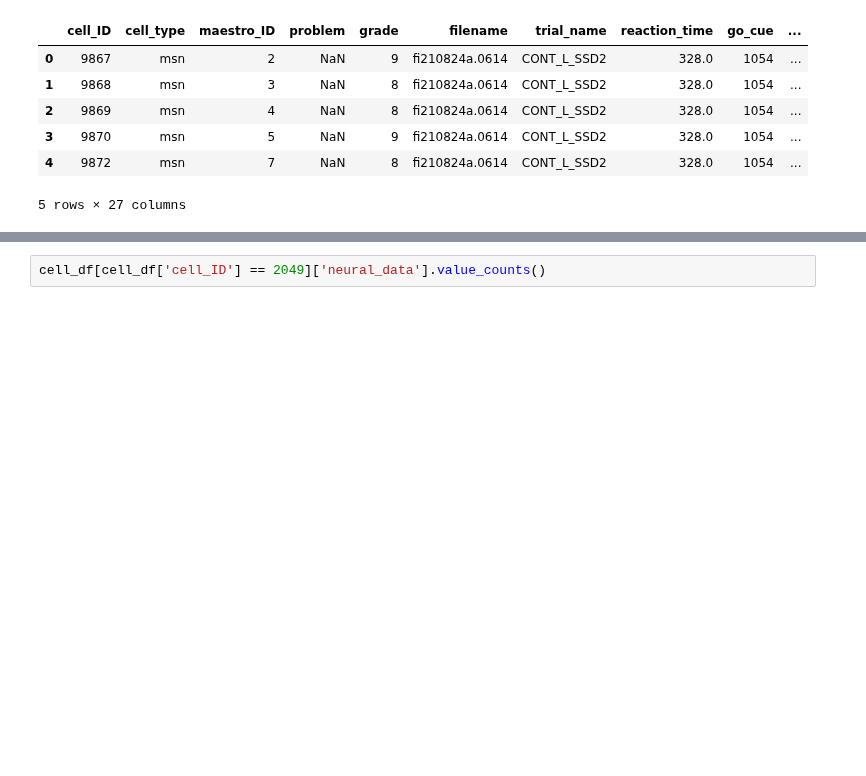
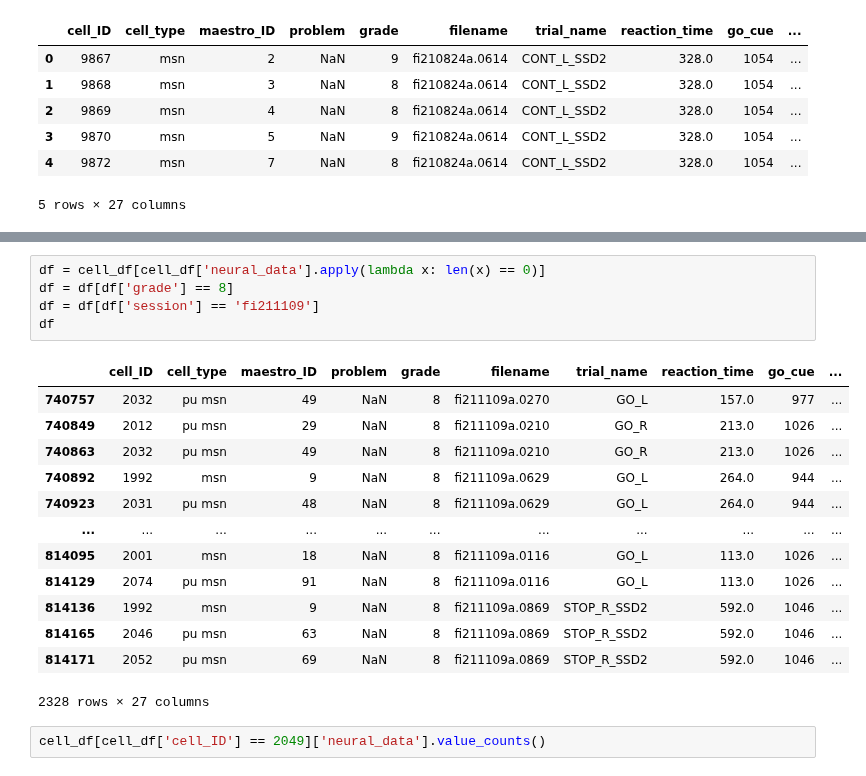
Before and after one commit to barrackHa/Population-Analysis, a Jupyter notebook: exploratory_data_analysis/cell_db_eda.ipynb, the cells around one changed output, grey strips where cells are left out. Drawn from its saved outputs; the diff is of its cells as text; blank space fills up the shorter version.

```diff
--- a/exploratory_data_analysis/cell_db_eda.ipynb
+++ b/exploratory_data_analysis/cell_db_eda.ipynb
@@ -71,3 +111,22 @@ None
+# %%
+df = cell_df[cell_df['neural_data'].apply(lambda x: len(x) == 0)]
+df = df[df['grade'] == 8]
+df = df[df['session'] == 'fi211109']
+df
+# %% [output]
+|  | cell_ID | cell_type | maestro_ID | problem | grade | filename | trial_name | reaction_time | go_cue | ... |
+| 740757 | 2032 | pu msn | 49 | NaN | 8 | fi211109a.0270 | GO_L | 157.0 | 977 | ... |
+| 740849 | 2012 | pu msn | 29 | NaN | 8 | fi211109a.0210 | GO_R | 213.0 | 1026 | ... |
+| 740863 | 2032 | pu msn | 49 | NaN | 8 | fi211109a.0210 | GO_R | 213.0 | 1026 | ... |
+| 740892 | 1992 | msn | 9 | NaN | 8 | fi211109a.0629 | GO_L | 264.0 | 944 | ... |
+| 740923 | 2031 | pu msn | 48 | NaN | 8 | fi211109a.0629 | GO_L | 264.0 | 944 | ... |
+| ... | ... | ... | ... | ... | ... | ... | ... | ... | ... | ... |
+| 814095 | 2001 | msn | 18 | NaN | 8 | fi211109a.0116 | GO_L | 113.0 | 1026 | ... |
+| 814129 | 2074 | pu msn | 91 | NaN | 8 | fi211109a.0116 | GO_L | 113.0 | 1026 | ... |
+| 814136 | 1992 | msn | 9 | NaN | 8 | fi211109a.0869 | STOP_R_SSD2 | 592.0 | 1046 | ... |
+| 814165 | 2046 | pu msn | 63 | NaN | 8 | fi211109a.0869 | STOP_R_SSD2 | 592.0 | 1046 | ... |
+| 814171 | 2052 | pu msn | 69 | NaN | 8 | fi211109a.0869 | STOP_R_SSD2 | 592.0 | 1046 | ... |
+2328 rows × 27 columns
 # %%
 cell_df[cell_df['cell_ID'] == 2049]['neural_data'].value_counts()
 # %% [output]
```
Also changed, not shown: parts of 4 cells of this notebook, 4 other files.
